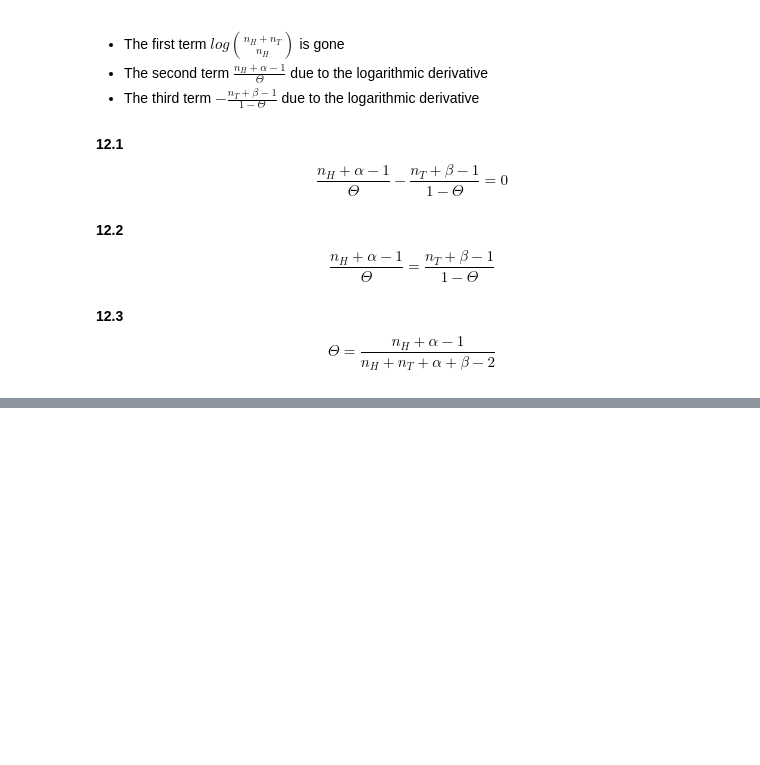
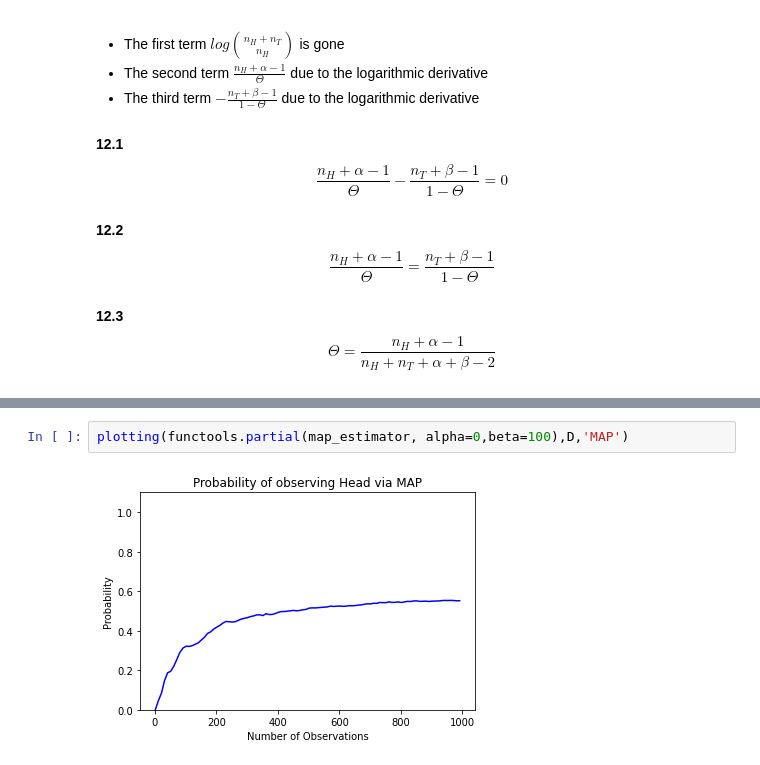
Before and after one commit to Demirrr/Fundamentals, a Jupyter notebook: 1.Machine_Learning/0.EstimatingProbabilitiesfromData.ipynb, the cells around one changed output, grey strips where cells are left out. Cells and saved outputs as stored; diff of their text form; blank space fills up the shorter version.

```diff
--- a/1.Machine_Learning/0.EstimatingProbabilitiesfromData.ipynb
+++ b/1.Machine_Learning/0.EstimatingProbabilitiesfromData.ipynb
@@ -140,0 +195,4 @@ where
+# %%
+plotting(functools.partial(map_estimator, alpha=0,beta=100),D,'MAP')
+# %% [output]
+[figure, added]
```
Also changed, not shown: parts of 7 cells of this notebook.
